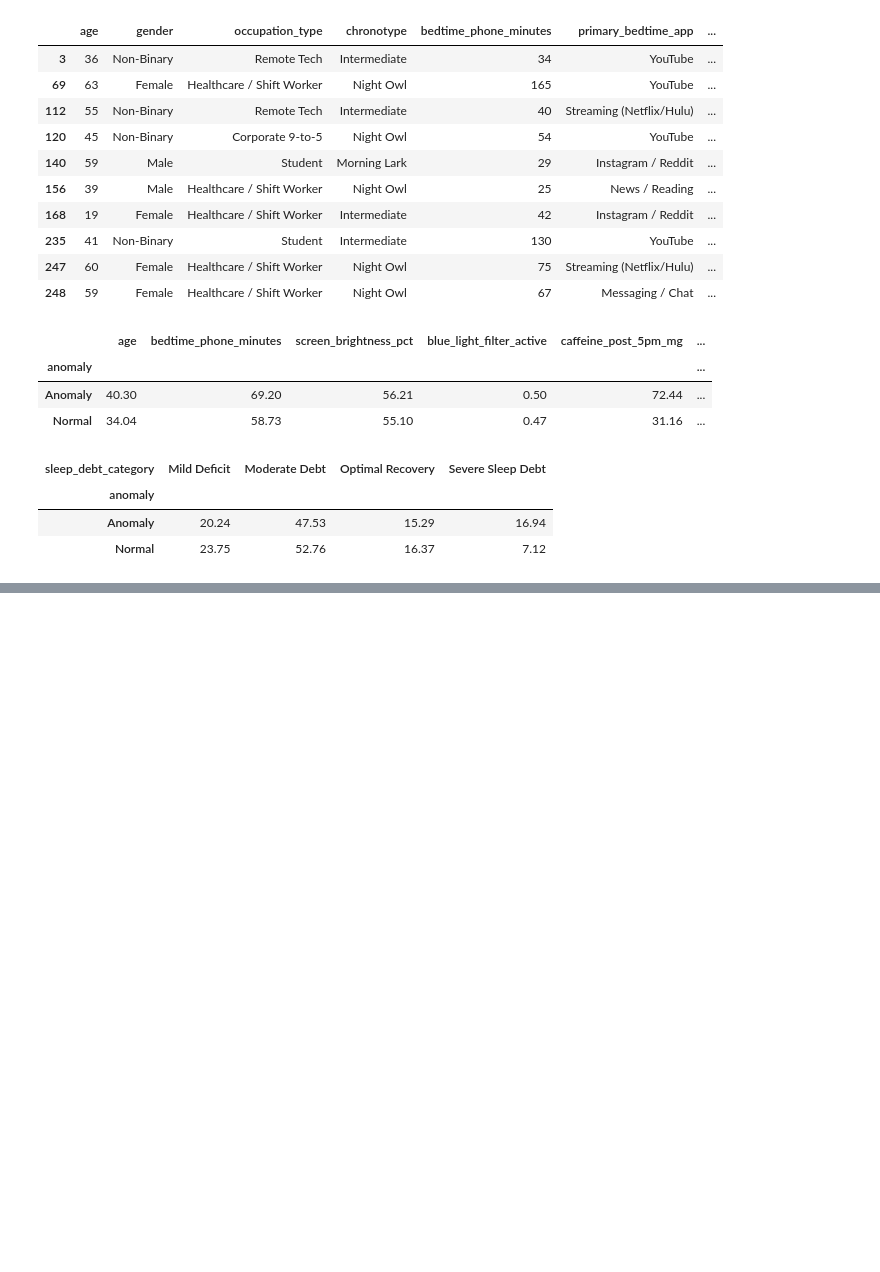
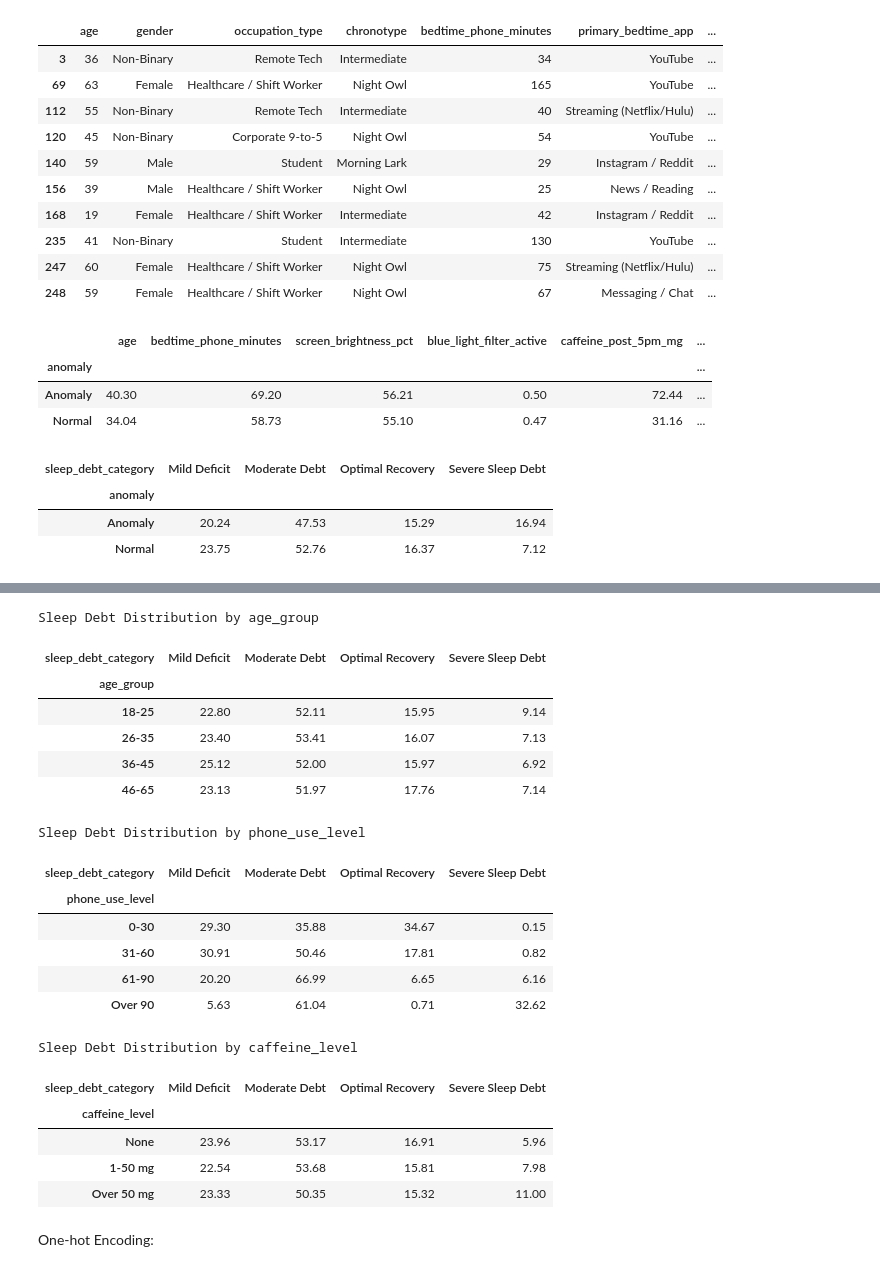
Before and after one commit to amandarinle/ML-SleepDebt-Project, a Jupyter notebook: sleep_debt_project.ipynb, the cells around one changed output, grey strips where cells are left out. Drawn from its saved outputs; the diff is of its cells as text; code cells hidden in the pictures; blank space fills up the shorter version.

```diff
--- a/sleep_debt_project.ipynb
+++ b/sleep_debt_project.ipynb
@@ -732,0 +783,28 @@ display(anomaly_sleep_debt.round(2))
+# %%
+sleep_fe = sleep.copy()
+
+# bin age into groups
+sleep_fe["age_group"] = pd.cut(
+    sleep_fe["age"],
+    bins=[17, 25, 35, 45, 65],
+    labels=["18-25", "26-35", "36-45", "46-65"]
+)
+
+# categorize bedtime phone usage
+sleep_fe["phone_use_level"] = pd.cut(
+    sleep_fe["bedtime_phone_minutes"],
+    bins=[-1, 30, 60, 90, float("inf")],
+    labels=["0-30", "31-60", "61-90", "Over 90"]
+)
+
+# categorize evening caffeine consumption
+sleep_fe["caffeine_level"] = pd.cut(
+    sleep_fe["caffeine_post_5pm_mg"],
+    bins=[-1, 0, 50, float("inf")],
+    labels=["None", "1-50 mg", "Over 50 mg"]
+)
+# %%
+# examine the distribution of the newly created features
+for feature in ["age_group", "phone_use_level", "caffeine_level"]:
+    print("\n", feature)
+    display(sleep_fe[feature].value_counts().sort_index())
@@ -732,0 +832,33 @@ display(anomaly_sleep_debt.round(2))
+# %%
+# compare engineered features with sleep debt categories
+for feature in ["age_group", "phone_use_level", "caffeine_level"]:
+
+    comparison = pd.crosstab(
+        sleep_fe[feature],
+        sleep_fe["sleep_debt_category"],
+        normalize="index"
+    ) * 100
+
+    print("\nSleep Debt Distribution by", feature)
+    display(comparison.round(2))
+# %% [output]
+Sleep Debt Distribution by age_group
+| sleep_debt_category | Mild Deficit | Moderate Debt | Optimal Recovery | Severe Sleep Debt |
+| age_group |  |  |  |  |
+| 18-25 | 22.80 | 52.11 | 15.95 | 9.14 |
+| 26-35 | 23.40 | 53.41 | 16.07 | 7.13 |
+| 36-45 | 25.12 | 52.00 | 15.97 | 6.92 |
+| 46-65 | 23.13 | 51.97 | 17.76 | 7.14 |
+Sleep Debt Distribution by phone_use_level
+| sleep_debt_category | Mild Deficit | Moderate Debt | Optimal Recovery | Severe Sleep Debt |
+| phone_use_level |  |  |  |  |
+| 0-30 | 29.30 | 35.88 | 34.67 | 0.15 |
+| 31-60 | 30.91 | 50.46 | 17.81 | 0.82 |
+| 61-90 | 20.20 | 66.99 | 6.65 | 6.16 |
+| Over 90 | 5.63 | 61.04 | 0.71 | 32.62 |
+Sleep Debt Distribution by caffeine_level
+| sleep_debt_category | Mild Deficit | Moderate Debt | Optimal Recovery | Severe Sleep Debt |
+| caffeine_level |  |  |  |  |
+| None | 23.96 | 53.17 | 16.91 | 5.96 |
+| 1-50 mg | 22.54 | 53.68 | 15.81 | 7.98 |
+| Over 50 mg | 23.33 | 50.35 | 15.32 | 11.00 |
@@ -732,0 +873,2 @@ display(anomaly_sleep_debt.round(2))
+# %% [markdown]
+One-hot Encoding:
```
Also changed, not shown: parts of 15 cells of this notebook.
